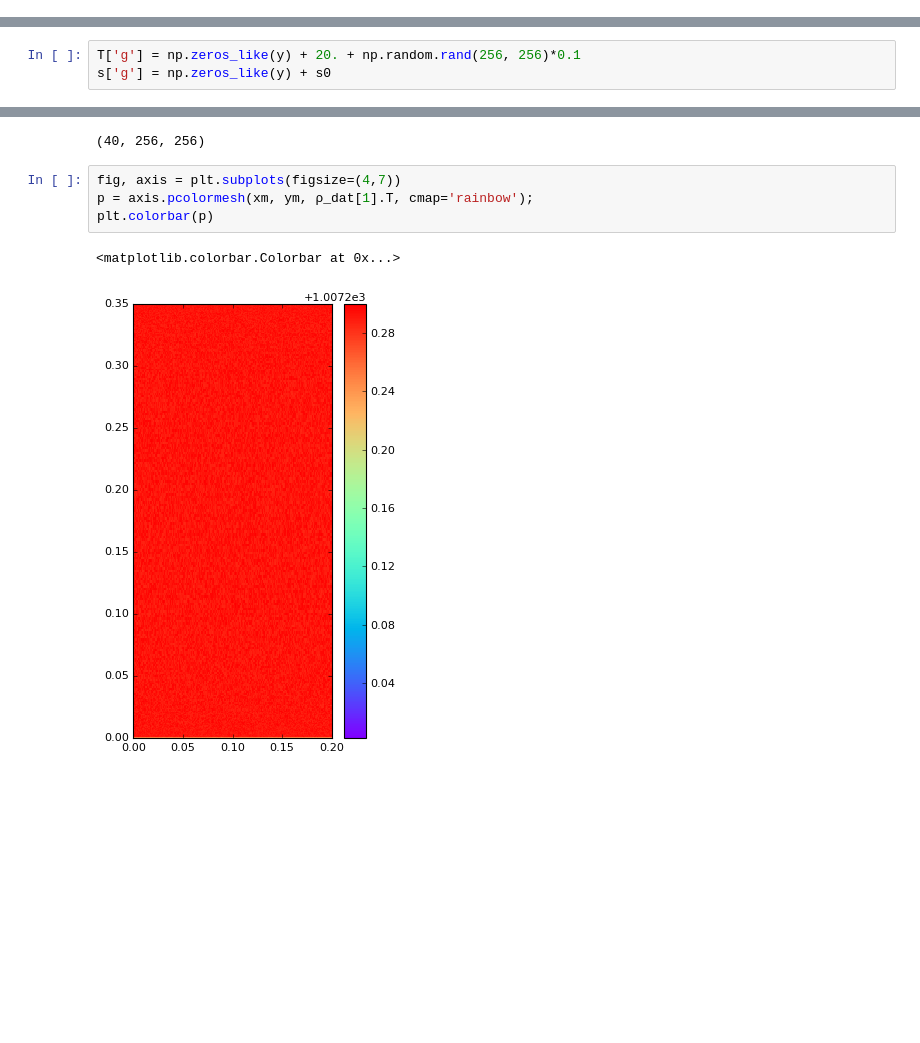
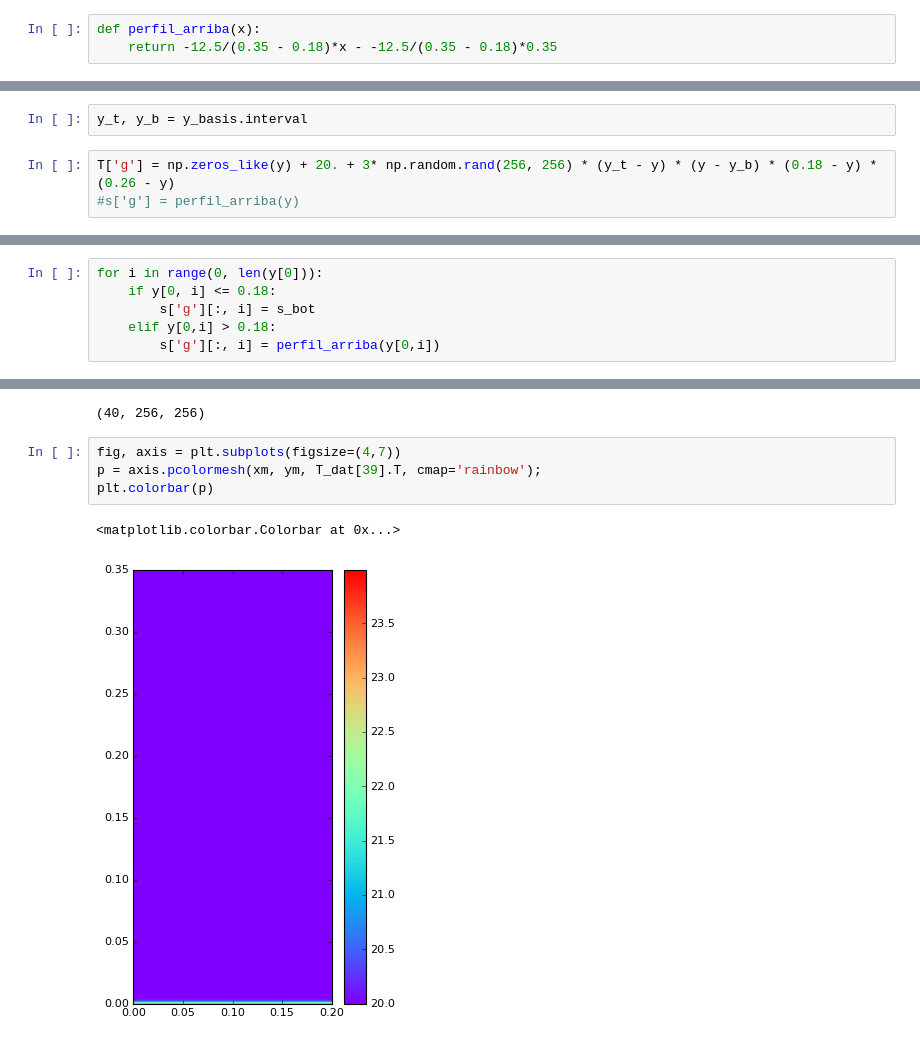
Before and after one commit to cpierard/Servicio_social, a Jupyter notebook: Convección en fluido estratificado.ipynb, the cells around one changed output, grey strips where cells are left out. Drawn from its saved outputs; the diff is of its cells as text; blank space fills up the shorter version.

```diff
--- a/Convección en fluido estratificado.ipynb
+++ b/Convección en fluido estratificado.ipynb
@@ -137,6 +137,9 @@ Ty = solver.state['Ty']
 s = solver.state['s']
 # %% [markdown]
 #### Perfil de temepratura lineal
+# %%
+def perfil_arriba(x):
+    return -12.5/(0.35 - 0.18)*x - -12.5/(0.35 - 0.18)*0.35
 # %%
 yb, yt = y_basis.interval
 # %%
@@ -155,9 +158,11 @@ y.shape
 T['g'].shape
 # %% [output]
 (256, 256)
+# %%
+y_t, y_b = y_basis.interval
 # %%
-T['g'] = np.zeros_like(y) + 20. + np.random.rand(256, 256)*0.1
-s['g'] = np.zeros_like(y) + s0
+T['g'] = np.zeros_like(y) + 20. + 3* np.random.rand(256, 256) * (y_t - y) * (y - y_b) * (0.18 - y) * (0.26 - y)
+#s['g'] = perfil_arriba(y)
 # %%
 fig, axis = plt.subplots(figsize=(4,7))
 pT = axis.pcolormesh(xm, ym, T['g'].T, cmap='rainbow');
@@ -171,3 +185,9 @@ plt.ylabel('y')
+# %%
+for i in range(0, len(y[0])):
+    if y[0, i] <= 0.18:
+        s['g'][:, i] = s_bot
+    elif y[0,i] > 0.18:
+        s['g'][:, i] = perfil_arriba(y[0,i])
 # %%
 fig, axis = plt.subplots(figsize=(4,7))
 pT = axis.pcolormesh(xm, ym, s['g'].T, cmap='rainbow');
@@ -310,8 +310,8 @@ s_dat.shape
 (40, 256, 256)
 # %%
 fig, axis = plt.subplots(figsize=(4,7))
-p = axis.pcolormesh(xm, ym, ρ_dat[1].T, cmap='rainbow');
+p = axis.pcolormesh(xm, ym, T_dat[39].T, cmap='rainbow');
 plt.colorbar(p)
 # %% [output]
 <matplotlib.colorbar.Colorbar at 0x...>
-[figure, old version]
+[figure, new version]
```
Also changed, not shown: parts of 15 cells of this notebook, 3 other files.
